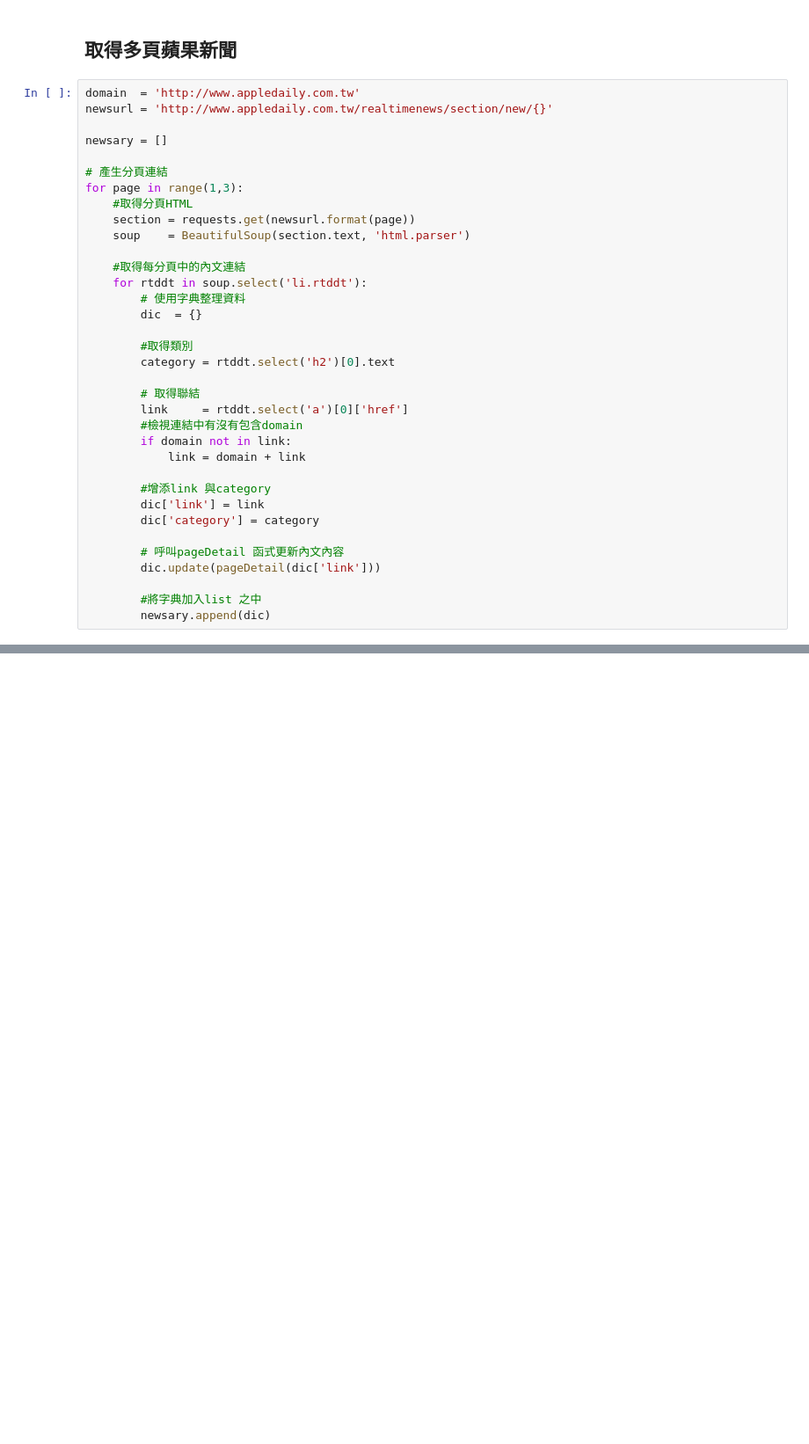
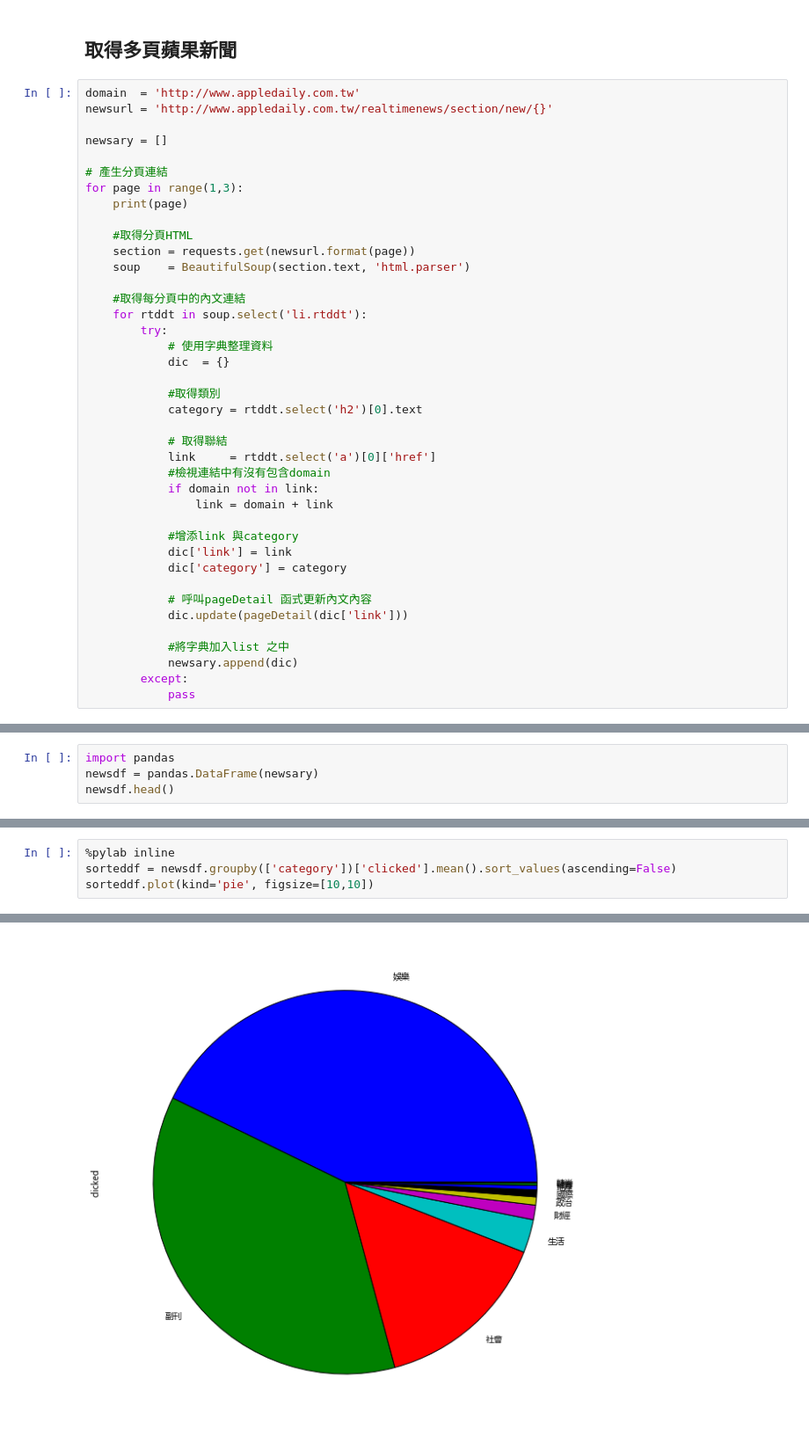
Before and after one commit to ywchiu/cathaypycrawler, a Jupyter notebook: 20161012Demo.ipynb, the cells around one changed output, grey strips where cells are left out. Shown: that part at 88% size. Drawn from its saved outputs; the diff is of its cells as text; blank space fills up the shorter version.

Commit message:
add pandas

```diff
--- a/20161012Demo.ipynb
+++ b/20161012Demo.ipynb
@@ -158,30 +116,35 @@ newsary = []
 
 # 產生分頁連結
 for page in range(1,3):
+    print(page)
+
     #取得分頁HTML
     section = requests.get(newsurl.format(page))
     soup    = BeautifulSoup(section.text, 'html.parser')
 
     #取得每分頁中的內文連結
     for rtddt in soup.select('li.rtddt'):
-        # 使用字典整理資料
-        dic  = {}
+        try:
+            # 使用字典整理資料
+            dic  = {}
 
-        #取得類別
-        category = rtddt.select('h2')[0].text
+            #取得類別
+            category = rtddt.select('h2')[0].text
 
-        # 取得聯結
-        link     = rtddt.select('a')[0]['href']
-        #檢視連結中有沒有包含domain
-        if domain not in link:
-            link = domain + link
+            # 取得聯結
+            link     = rtddt.select('a')[0]['href']
+            #檢視連結中有沒有包含domain
+            if domain not in link:
+                link = domain + link
 
-        #增添link 與category
-        dic['link'] = link
-        dic['category'] = category
+            #增添link 與category
+            dic['link'] = link
+            dic['category'] = category
 
-        # 呼叫pageDetail 函式更新內文內容
-        dic.update(pageDetail(dic['link']))
+            # 呼叫pageDetail 函式更新內文內容
+            dic.update(pageDetail(dic['link']))
 
-        #將字典加入list 之中
-        newsary.append(dic)
+            #將字典加入list 之中
+            newsary.append(dic)
+        except:
+            pass
@@ -189,0 +156,4 @@ for page in range(1,3):
+# %%
+import pandas
+newsdf = pandas.DataFrame(newsary)
+newsdf.head()
@@ -189,0 +258,5 @@ for page in range(1,3):
+# %%
+%pylab inline
+sorteddf = newsdf.groupby(['category'])['clicked'].mean().sort_values(ascending=False)
+sorteddf.plot(kind='pie', figsize=[10,10])
+# %% [output]
@@ -189,0 +265 @@ for page in range(1,3):
+[figure, added]
```
Also changed, not shown: parts of 28 cells of this notebook.
